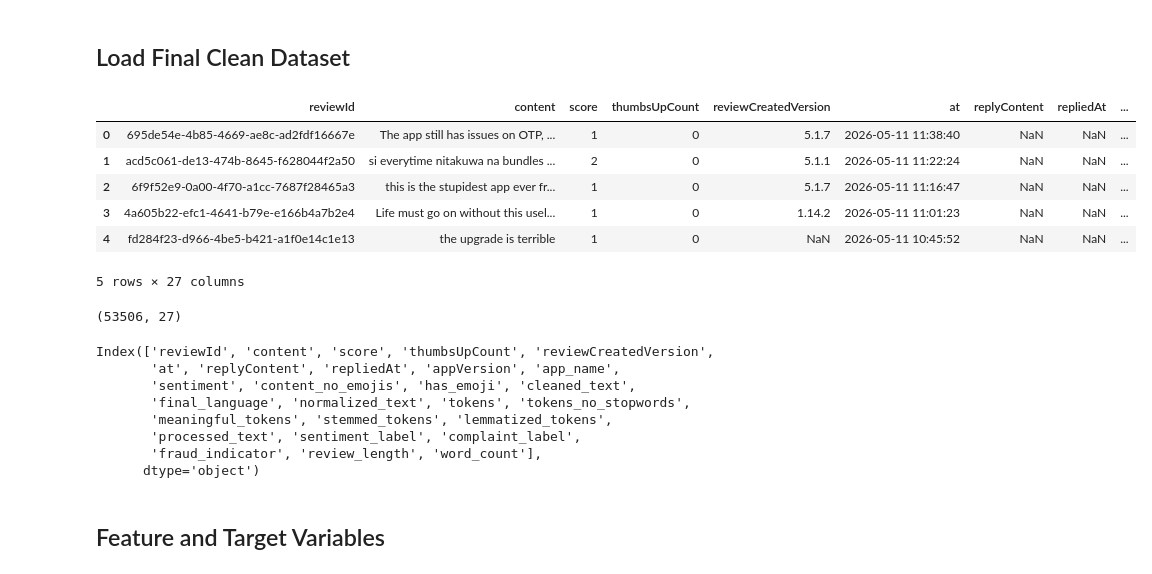
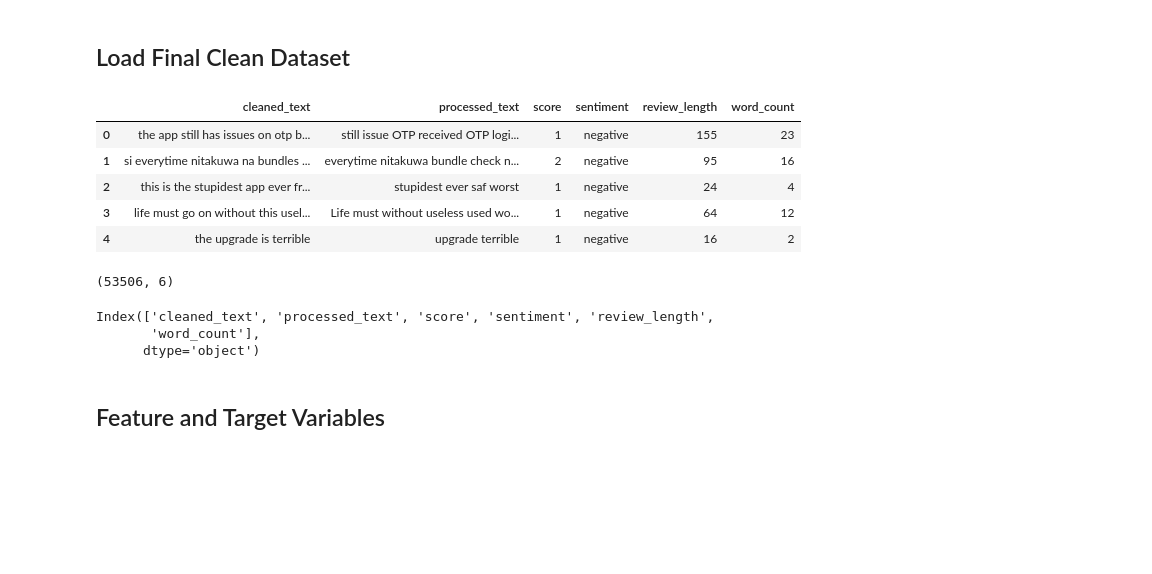
Before and after one commit to chepbree/Pesa-Salama-Classifier, a Jupyter notebook: notebooks/04.modelling.ipynb, the cells around one changed output. Drawn from its saved outputs; the diff is of its cells as text; code cells hidden in the pictures; blank space fills up the shorter version.

```diff
--- a/notebooks/04.modelling.ipynb
+++ b/notebooks/04.modelling.ipynb
@@ -38,36 +44,30 @@ warnings.filterwarnings('ignore')
 # %%
 # Load cleaned dataset
 
-df = pd.read_csv("cleaned_kenya_fintech.csv")
+df = pd.read_csv("cleaned_fintech_reviews.csv")
 
 # Preview dataset
 df.head()
 # %% [output]
-|  | reviewId | content | score | thumbsUpCount | reviewCreatedVersion | at | replyContent | repliedAt | ... |
-| 0 | 695de54e-4b85-4669-ae8c-ad2fdf16667e | The app still has issues on OTP, ... | 1 | 0 | 5.1.7 | 2026-05-11 11:38:40 | NaN | NaN | ... |
-| 1 | acd5c061-de13-474b-8645-f628044f2a50 | si everytime nitakuwa na bundles ... | 2 | 0 | 5.1.1 | 2026-05-11 11:22:24 | NaN | NaN | ... |
-| 2 | 6f9f52e9-0a00-4f70-a1cc-7687f28465a3 | this is the stupidest app ever fr... | 1 | 0 | 5.1.7 | 2026-05-11 11:16:47 | NaN | NaN | ... |
-| 3 | 4a605b22-efc1-4641-b79e-e166b4a7b2e4 | Life must go on without this usel... | 1 | 0 | 1.14.2 | 2026-05-11 11:01:23 | NaN | NaN | ... |
-| 4 | fd284f23-d966-4be5-b421-a1f0e14c1e13 | the upgrade is terrible | 1 | 0 | NaN | 2026-05-11 10:45:52 | NaN | NaN | ... |
+|  | cleaned_text | processed_text | score | sentiment | review_length | word_count |
+| 0 | the app still has issues on otp b... | still issue OTP received OTP logi... | 1 | negative | 155 | 23 |
+| 1 | si everytime nitakuwa na bundles ... | everytime nitakuwa bundle check n... | 2 | negative | 95 | 16 |
+| 2 | this is the stupidest app ever fr... | stupidest ever saf worst | 1 | negative | 24 | 4 |
+| 3 | life must go on without this usel... | Life must without useless used wo... | 1 | negative | 64 | 12 |
+| 4 | the upgrade is terrible | upgrade terrible | 1 | negative | 16 | 2 |
-5 rows × 27 columns
 # %%
 # Check dataset shape
 
 df.shape
 # %% [output]
-(53506, 27)
+(53506, 6)
 # %%
 # Check columns
 
 df.columns
 # %% [output]
-Index(['reviewId', 'content', 'score', 'thumbsUpCount', 'reviewCreatedVersion',
-       'at', 'replyContent', 'repliedAt', 'appVersion', 'app_name',
-       'sentiment', 'content_no_emojis', 'has_emoji', 'cleaned_text',
-       'final_language', 'normalized_text', 'tokens', 'tokens_no_stopwords',
-       'meaningful_tokens', 'stemmed_tokens', 'lemmatized_tokens',
-       'processed_text', 'sentiment_label', 'complaint_label',
-       'fraud_indicator', 'review_length', 'word_count'],
+Index(['cleaned_text', 'processed_text', 'score', 'sentiment', 'review_length',
+       'word_count'],
       dtype='object')
 # %% [markdown]
 ## Feature and Target Variables
```
Also changed, not shown: parts of 5 cells of this notebook.
